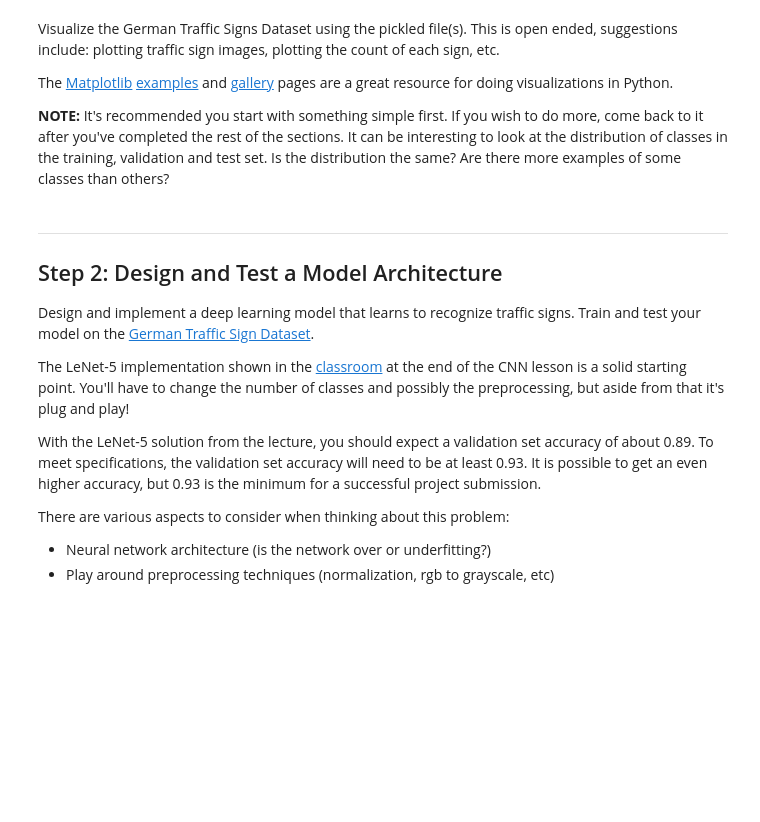
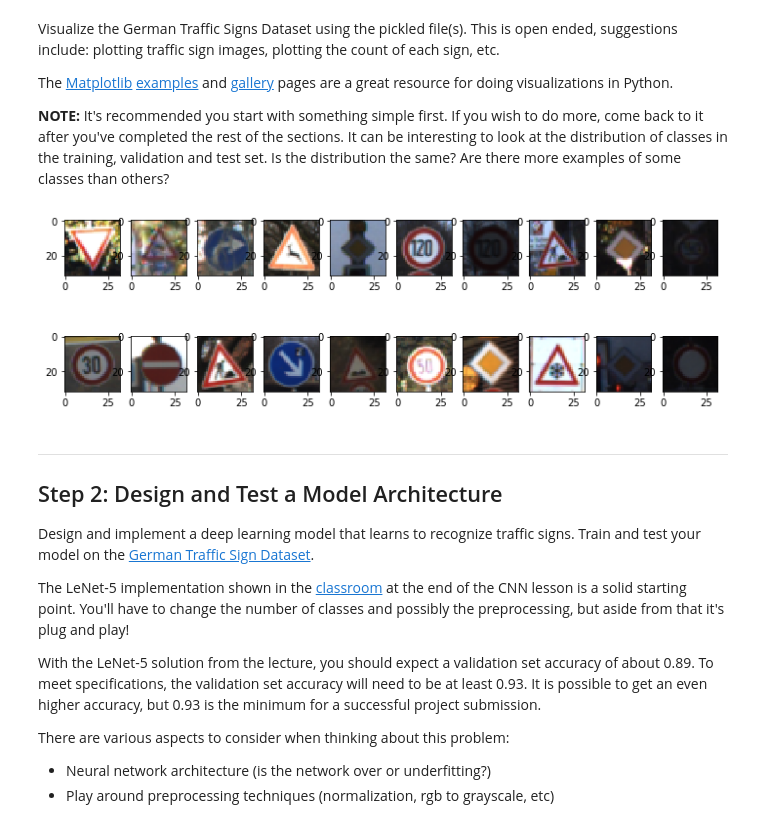
Before and after one commit to cazacov/CarND-Traffic-Sign-Classifier-Project, a Jupyter notebook: Traffic_Sign_Classifier.ipynb, the cells around one changed output. Cells and saved outputs as stored; diff of their text form; code cells hidden in the pictures; blank space fills up the shorter version.

Commit message:
Include an exploratory visualization of the dataset

```diff
--- a/Traffic_Sign_Classifier.ipynb
+++ b/Traffic_Sign_Classifier.ipynb
@@ -96,9 +96,21 @@ The [Matplotlib](http://matplotlib.org/) [examples](http://matplotlib.org/exampl
 # %%
 ### Data exploration visualization code goes here.
 ### Feel free to use as many code cells as needed.
 import matplotlib.pyplot as plt
+from random import randint
+
 # Visualizations will be shown in the notebook.
 %matplotlib inline
+plt.rcParams["figure.figsize"] = [12, 4]
+
+f, axarr = plt.subplots(2,10)
+for row in range(2):
+    for col in range(10):
+         axarr[row, col].imshow(X_train[randint(0,n_train)])
+
+plt.show()
+# %% [output]
+[figure, added]
 # %% [markdown]
 ----
 
```
